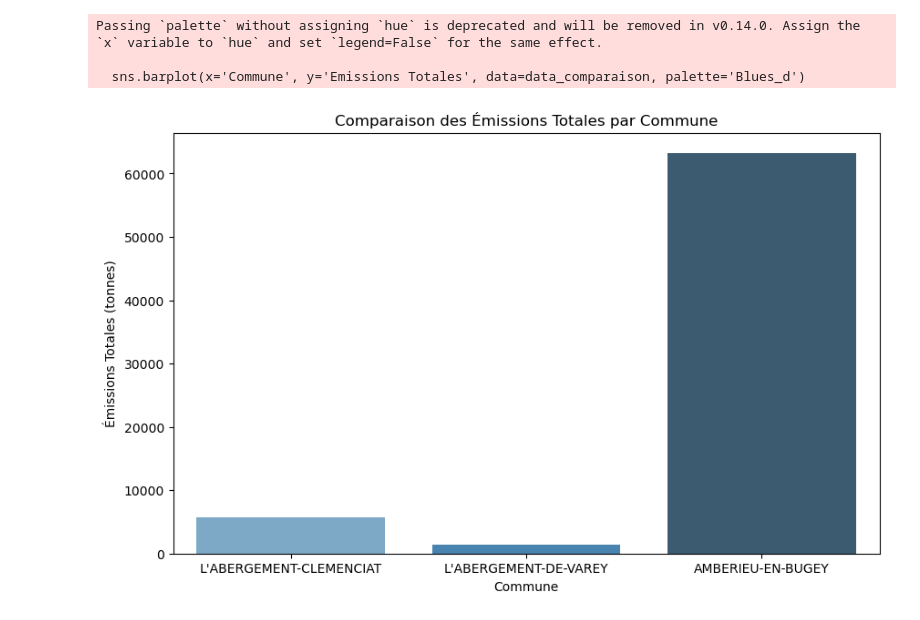
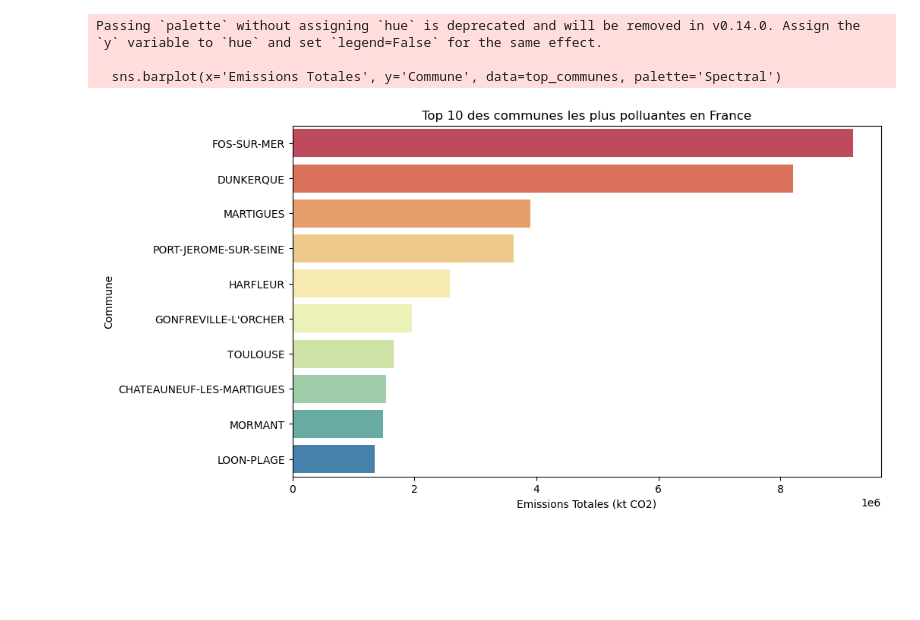
Before and after one commit to ktzkvin/GHG-Emissions-Dashboard, a Jupyter notebook: main.ipynb, the cells around one changed output. Cells and saved outputs as stored; diff of their text form; code cells hidden in the pictures; blank space fills up the shorter version.

```diff
--- a/main.ipynb
+++ b/main.ipynb
@@ -54,12 +11,11 @@ plt.show()
 # %%
+# Étape 3: Nettoyage et préparation des données
 # Ajouter une colonne d'émissions totales
-data['Emissions Totales'] = data[emission_columns].sum(axis=1)
+emission_columns = ['Agriculture', 'Autres transports', 'Energie', 'Industrie hors-énergie', 'Résidentiel', 'Routier', 'Tertiaire']
+data['Emissions Totales'] = data[emission_columns].sum(axis=1)  # Somme des émissions de chaque secteur
 
-# Charger les coordonnées des communes (assurez-vous d'avoir un fichier avec les coordonnées des communes)
-coordinates = pd.read_csv('communes_coordinates.csv', sep='|')
-
-# Mettre en majuscule la colonne 'Commune' pour faciliter la fusion
+# Nettoyer les données (mettre les noms de communes en majuscules)
 coordinates['Commune'] = coordinates['Commune'].str.upper()
 
-# Fusionner les données d'émissions avec les coordonnées
-data_geo = data.merge(coordinates, on='Commune')
+# Fusionner les données avec les coordonnées
+data_geo = pd.merge(data, coordinates, on='Commune', how='left')
@@ -79,18 +22,16 @@ plt.show()
-# %%
-# Sélection des communes spécifiques pour comparaison
-communes_comparaison = ['L\'ABERGEMENT-CLEMENCIAT', 'AMBERIEU-EN-BUGEY', 'L\'ABERGEMENT-DE-VAREY']
-
-# Filtrer les données pour ces communes
-data_comparaison = data[data['Commune'].isin(communes_comparaison)]
-
-# Visualisation des émissions totales pour ces communes
-plt.figure(figsize=(10,6))
-sns.barplot(x='Commune', y='Emissions Totales', data=data_comparaison, palette='Blues_d')
-plt.title('Comparaison des Émissions Totales par Commune')
-plt.ylabel('Émissions Totales (tonnes)')
-plt.show()
-# %% [output]
-Passing `palette` without assigning `hue` is deprecated and will be removed in v0.14.0. Assign the `x` variable to `hue` and set `legend=False` for the same effect.
-
-  sns.barplot(x='Commune', y='Emissions Totales', data=data_comparaison, palette='Blues_d')
-[figure, removed]
+# %%
+# Étape 4: Visualisation exploratoire des données
+# Emissions totales par commune - top 10 communes les plus polluantes
+top_communes = data_geo[['Commune', 'Emissions Totales']].sort_values(by='Emissions Totales', ascending=False).head(10)
+plt.figure(figsize=(10,6))
+# il faut une palette de couleurs allant de couleurs froides à chaudes (chaud = plus de pollution)
+sns.barplot(x='Emissions Totales', y='Commune', data=top_communes, palette='Spectral')
+plt.title('Top 10 des communes les plus polluantes en France')
+plt.xlabel('Emissions Totales (kt CO2)')
+plt.ylabel('Commune')
+plt.show()
+# %% [output]
+Passing `palette` without assigning `hue` is deprecated and will be removed in v0.14.0. Assign the `y` variable to `hue` and set `legend=False` for the same effect.
+
+  sns.barplot(x='Emissions Totales', y='Commune', data=top_communes, palette='Spectral')
+[figure, added]
```
Also changed, not shown: parts of 8 cells of this notebook, 1 other file.
